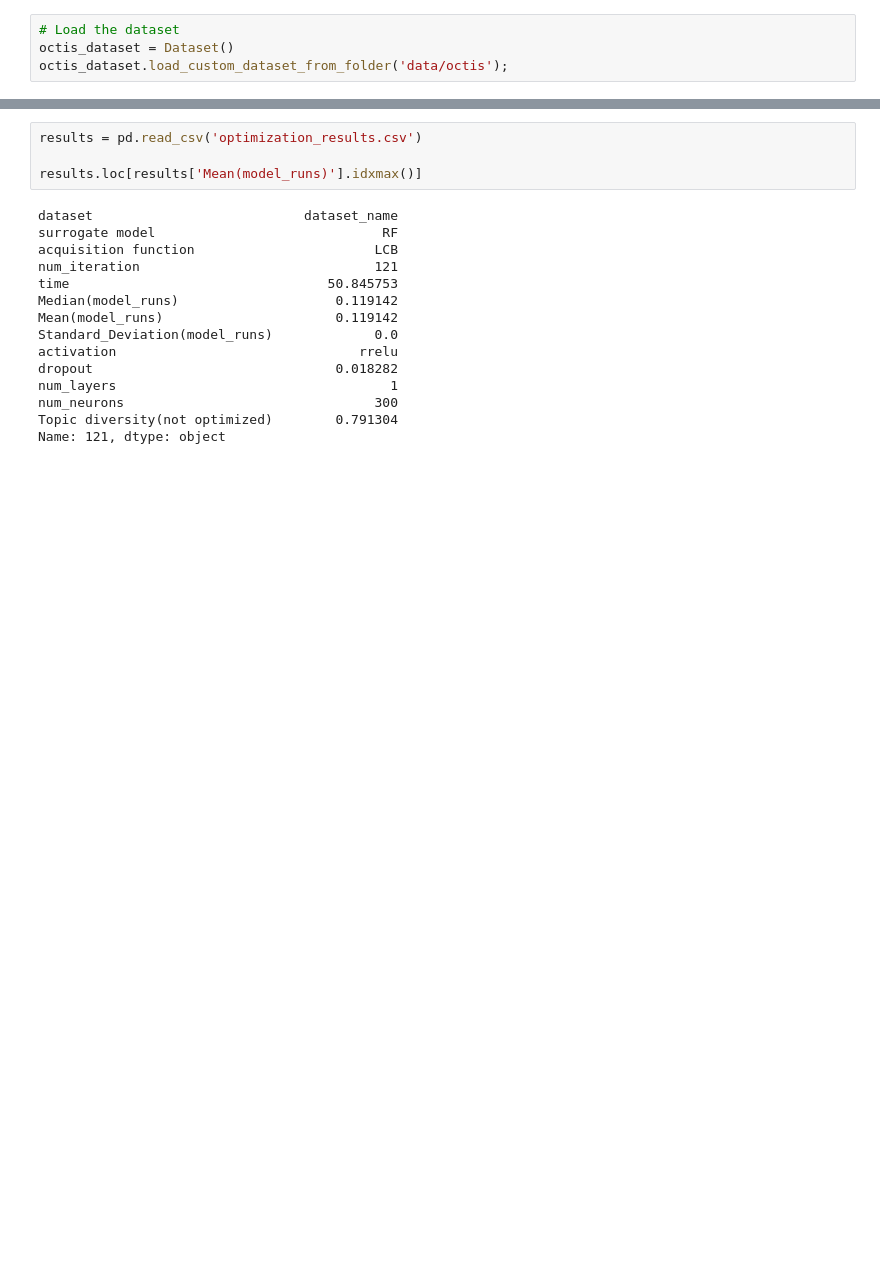
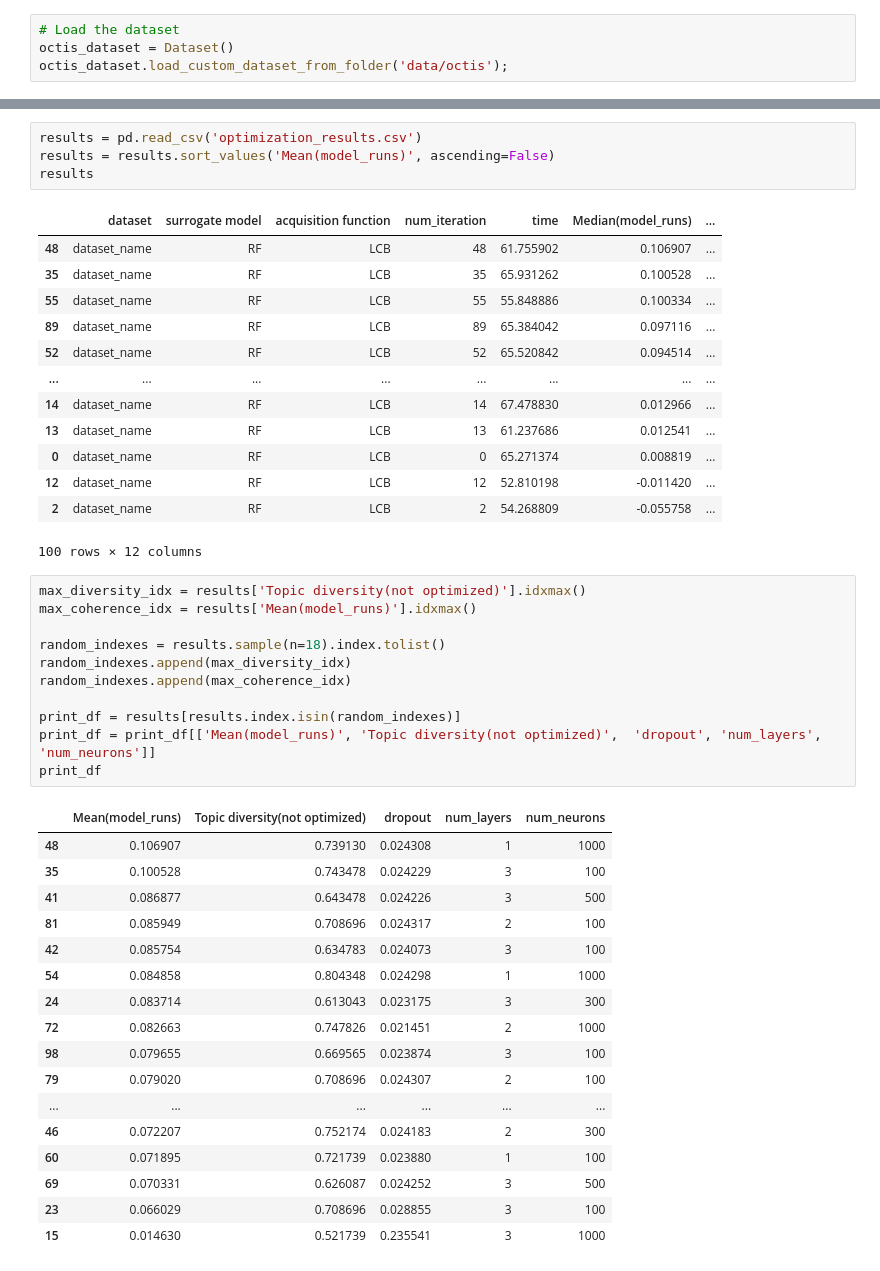
Before and after one commit to tsido/lda-thesis, a Jupyter notebook: topic_extraction/ctm/CTM_topic_extraction.ipynb, the cells around one changed output, grey strips where cells are left out. Saved outputs shown, nothing was run; the diff lists cells and outputs as text; blank space fills up the shorter version.

```diff
--- a/topic_extraction/ctm/CTM_topic_extraction.ipynb
+++ b/topic_extraction/ctm/CTM_topic_extraction.ipynb
@@ -197,19 +184,47 @@ optimization_result
 # %%
 results = pd.read_csv('optimization_results.csv')
-
-results.loc[results['Mean(model_runs)'].idxmax()]
+results = results.sort_values('Mean(model_runs)', ascending=False)
+results
 # %% [output]
+|  | dataset | surrogate model | acquisition function | num_iteration | time | Median(model_runs) | ... |
+| 48 | dataset_name | RF | LCB | 48 | 61.755902 | 0.106907 | ... |
+| 35 | dataset_name | RF | LCB | 35 | 65.931262 | 0.100528 | ... |
+| 55 | dataset_name | RF | LCB | 55 | 55.848886 | 0.100334 | ... |
+| 89 | dataset_name | RF | LCB | 89 | 65.384042 | 0.097116 | ... |
+| 52 | dataset_name | RF | LCB | 52 | 65.520842 | 0.094514 | ... |
+| ... | ... | ... | ... | ... | ... | ... | ... |
+| 14 | dataset_name | RF | LCB | 14 | 67.478830 | 0.012966 | ... |
+| 13 | dataset_name | RF | LCB | 13 | 61.237686 | 0.012541 | ... |
+| 0 | dataset_name | RF | LCB | 0 | 65.271374 | 0.008819 | ... |
+| 12 | dataset_name | RF | LCB | 12 | 52.810198 | -0.011420 | ... |
+| 2 | dataset_name | RF | LCB | 2 | 54.268809 | -0.055758 | ... |
-dataset                           dataset_name
-surrogate model                             RF
-acquisition function                       LCB
-num_iteration                              121
-time                                 50.845753
-Median(model_runs)                    0.119142
-Mean(model_runs)                      0.119142
-Standard_Deviation(model_runs)             0.0
-activation                               rrelu
-dropout                               0.018282
-num_layers                                   1
-num_neurons                                300
-Topic diversity(not optimized)        0.791304
-Name: 121, dtype: object
+100 rows × 12 columns
+# %%
+max_diversity_idx = results['Topic diversity(not optimized)'].idxmax()
+max_coherence_idx = results['Mean(model_runs)'].idxmax()
+
+random_indexes = results.sample(n=18).index.tolist()
+random_indexes.append(max_diversity_idx)
+random_indexes.append(max_coherence_idx)
+
+print_df = results[results.index.isin(random_indexes)]
+print_df = print_df[['Mean(model_runs)', 'Topic diversity(not optimized)',  'dropout', 'num_layers', 'num_neurons']]
+print_df
+# %% [output]
+|  | Mean(model_runs) | Topic diversity(not optimized) | dropout | num_layers | num_neurons |
+| 48 | 0.106907 | 0.739130 | 0.024308 | 1 | 1000 |
+| 35 | 0.100528 | 0.743478 | 0.024229 | 3 | 100 |
+| 41 | 0.086877 | 0.643478 | 0.024226 | 3 | 500 |
+| 81 | 0.085949 | 0.708696 | 0.024317 | 2 | 100 |
+| 42 | 0.085754 | 0.634783 | 0.024073 | 3 | 100 |
+| 54 | 0.084858 | 0.804348 | 0.024298 | 1 | 1000 |
+| 24 | 0.083714 | 0.613043 | 0.023175 | 3 | 300 |
+| 72 | 0.082663 | 0.747826 | 0.021451 | 2 | 1000 |
+| 98 | 0.079655 | 0.669565 | 0.023874 | 3 | 100 |
+| 79 | 0.079020 | 0.708696 | 0.024307 | 2 | 100 |
+| ... | ... | ... | ... | ... | ... |
+| 46 | 0.072207 | 0.752174 | 0.024183 | 2 | 300 |
+| 60 | 0.071895 | 0.721739 | 0.023880 | 1 | 100 |
+| 69 | 0.070331 | 0.626087 | 0.024252 | 3 | 500 |
+| 23 | 0.066029 | 0.708696 | 0.028855 | 3 | 100 |
+| 15 | 0.014630 | 0.521739 | 0.235541 | 3 | 1000 |
```
Also changed, not shown: parts of 8 cells of this notebook.
